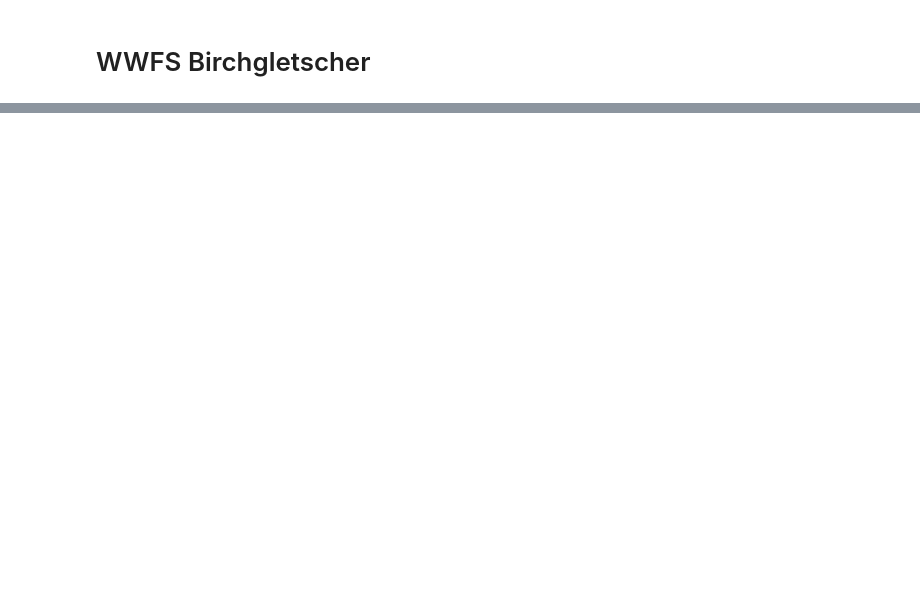
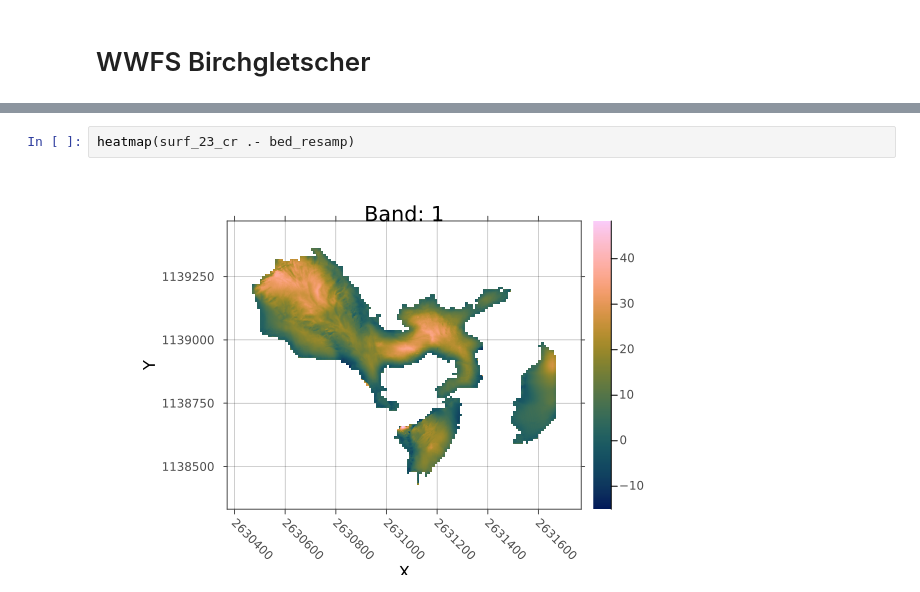
Before and after one commit to christopheogier/bonne_pierre_hydraulic_barriers, a Jupyter notebook: notebooks/WWFS_Birchgletscher.ipynb, the cells around one changed output, grey strips where cells are left out. Saved outputs shown, nothing was run; the diff lists cells and outputs as text; blank space fills up the shorter version.

```diff
--- a/notebooks/WWFS_Birchgletscher.ipynb
+++ b/notebooks/WWFS_Birchgletscher.ipynb
@@ -61,0 +82,4 @@ TypeError: TypeError: non-boolean (Missing) used in boolean context
+# %%
+heatmap(surf_23_cr .- bed_resamp)
+# %% [output]
+[figure, added]
```
Also changed, not shown: parts of 9 cells of this notebook, 3 other files.
